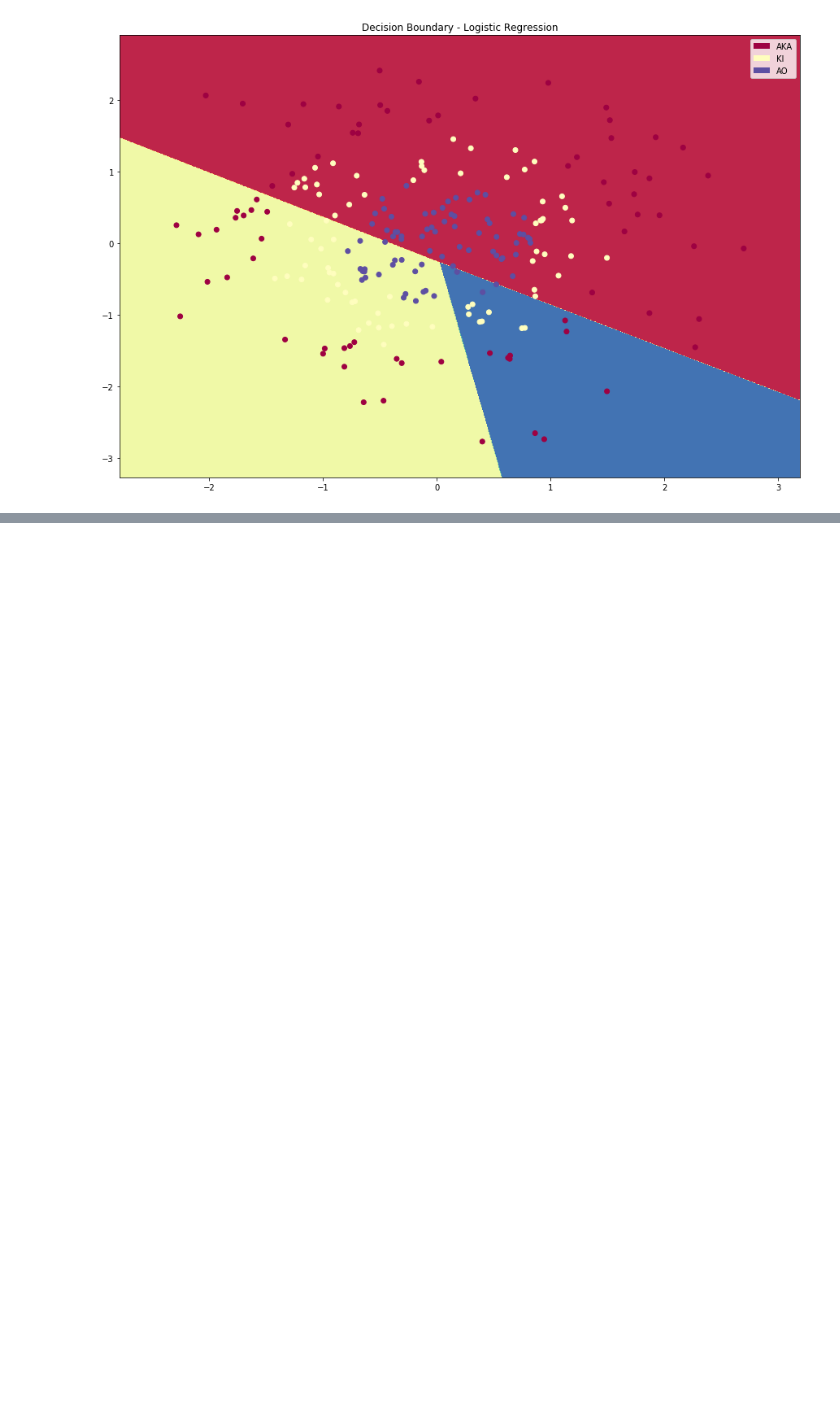
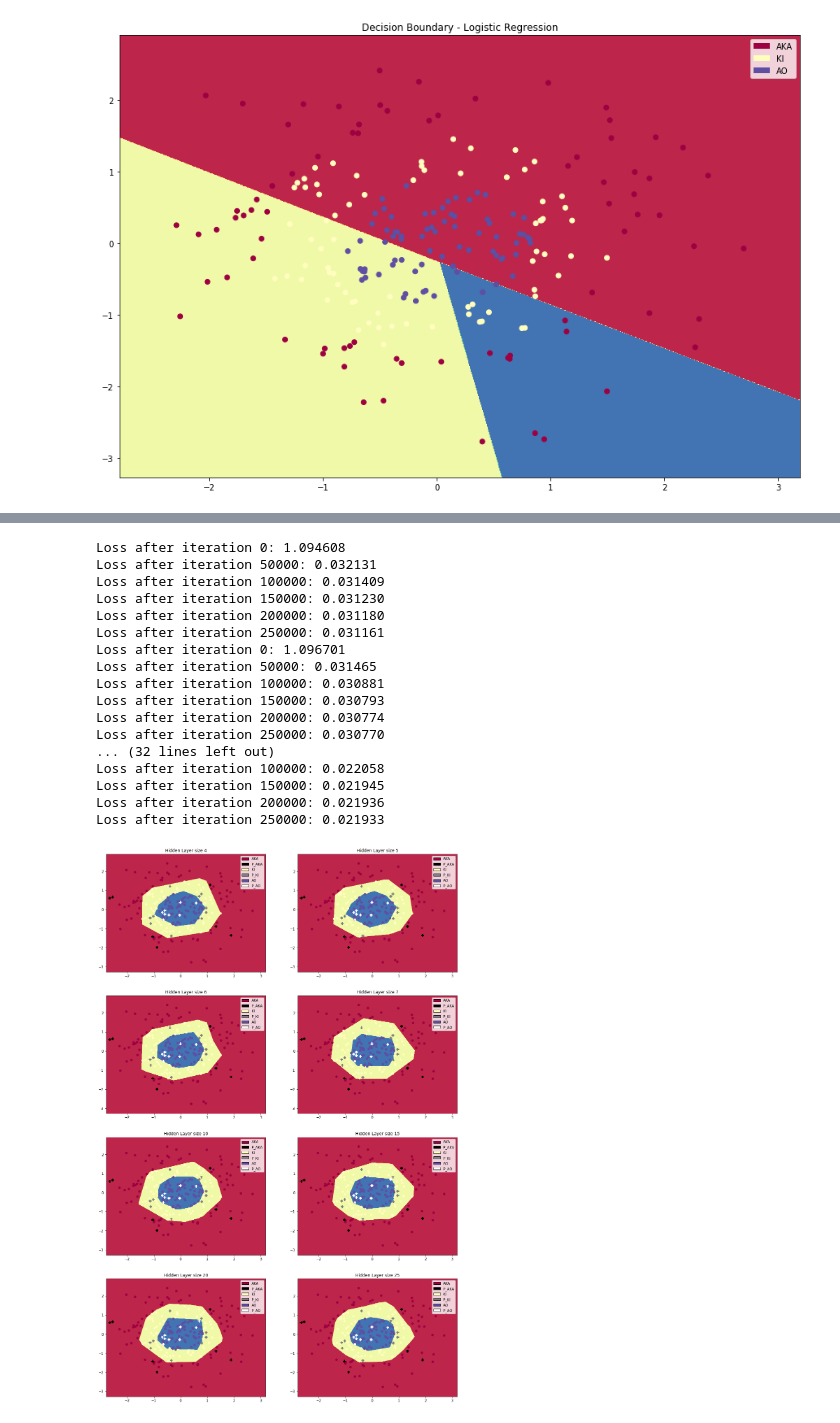
Before and after one commit to FD253/wildml, a Jupyter notebook: nn-from-scratch-multiclass.ipynb, the cells around one changed output, grey strips where cells are left out. Cells and saved outputs as stored; diff of their text form; code cells hidden in the pictures; blank space fills up the shorter version.

```diff
--- a/nn-from-scratch-multiclass.ipynb
+++ b/nn-from-scratch-multiclass.ipynb
@@ -239,3 +240,35 @@ Loss after iteration 750000: 0.061604
+# %%
+plt.figure(figsize=(18, 36))
+hidden_sizes = [4, 5, 6, 7, 10, 15, 20, 25]
+
+for i, hidden_size in enumerate(hidden_sizes):
+    plt.subplot(5, 2, i+1)
+    plt.title('Hidden Layer size %d' % hidden_size)
+    model = make_model(X_train, y_train, 250001, hidden_sizes[i], lr=0.01, print_loss=50000)
+    predictions = predict(model, X_test)
+    plot_decision_boundary(lambda x: predict(model, x), X_train, y_train)
+    plt.scatter(X_test[:,0], X_test[:,1], s=45, c=predictions, cmap=plt.cm.binary, marker='P')
+    show_legend()
+plt.show()
+# %% [output]
+Loss after iteration 0: 1.094608
+Loss after iteration 50000: 0.032131
+Loss after iteration 100000: 0.031409
+Loss after iteration 150000: 0.031230
+Loss after iteration 200000: 0.031180
+Loss after iteration 250000: 0.031161
+Loss after iteration 0: 1.096701
+Loss after iteration 50000: 0.031465
+Loss after iteration 100000: 0.030881
+Loss after iteration 150000: 0.030793
+Loss after iteration 200000: 0.030774
+Loss after iteration 250000: 0.030770
+... (32 lines left out)
+Loss after iteration 100000: 0.022058
+Loss after iteration 150000: 0.021945
+Loss after iteration 200000: 0.021936
+Loss after iteration 250000: 0.021933
+[figure, added]
 # %%
 hidden_sizes= [30, 35, 50, 100]
 plt.figure(figsize=(18, 36))
```
Also changed, not shown: parts of 7 cells of this notebook.
